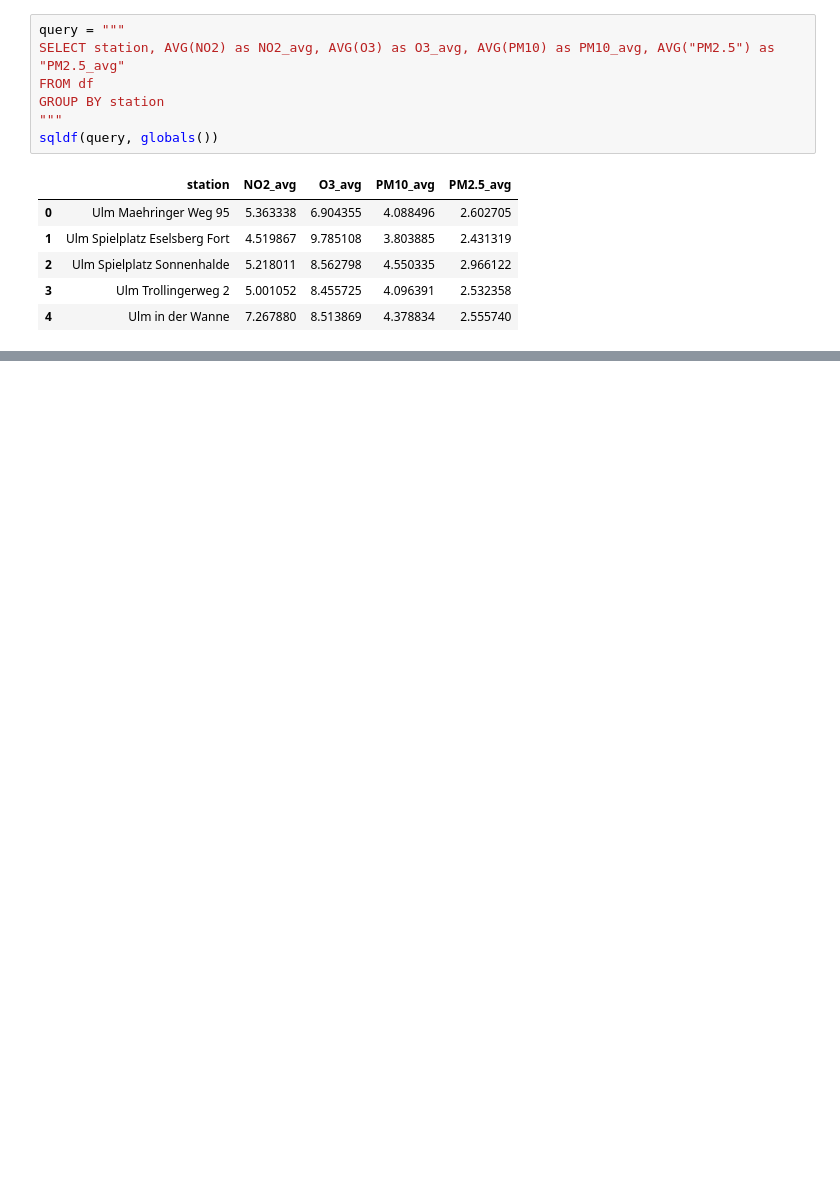
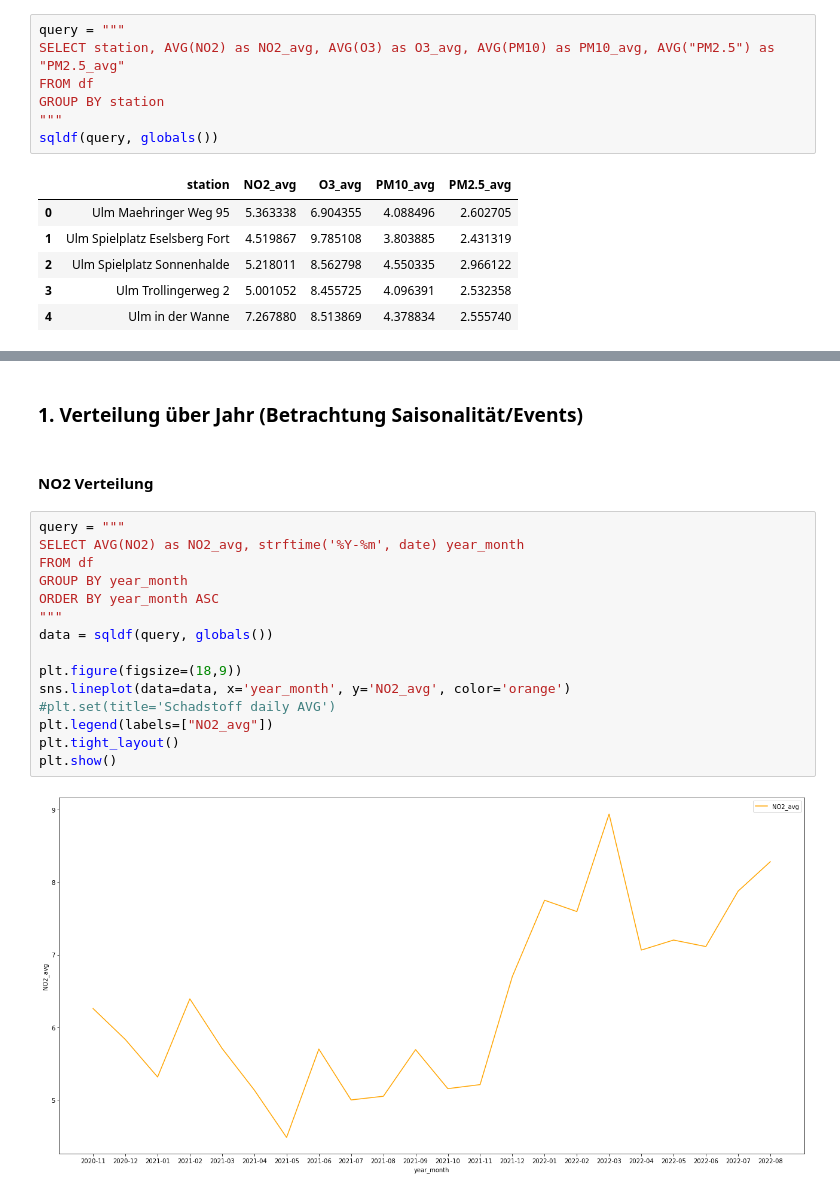
Before and after one commit to markuskuehnle/Projects, a Jupyter notebook: airquality.ipynb, the cells around one changed output, grey strips where cells are left out. Drawn from its saved outputs; the diff is of its cells as text; blank space fills up the shorter version.

```diff
--- a/airquality.ipynb
+++ b/airquality.ipynb
@@ -243,0 +302,21 @@ plt.show()
+# %% [markdown]
+### 1. Verteilung über Jahr (Betrachtung Saisonalität/Events)
+# %% [markdown]
+#### NO2 Verteilung
+# %%
+query = """
+SELECT AVG(NO2) as NO2_avg, strftime('%Y-%m', date) year_month
+FROM df
+GROUP BY year_month
+ORDER BY year_month ASC
+"""
+data = sqldf(query, globals())
+
+plt.figure(figsize=(18,9))
+sns.lineplot(data=data, x='year_month', y='NO2_avg', color='orange')
+#plt.set(title='Schadstoff daily AVG')
+plt.legend(labels=["NO2_avg"])
+plt.tight_layout()
+plt.show()
+# %% [output]
+[figure, added]
```
Also changed, not shown: parts of 62 cells of this notebook.
